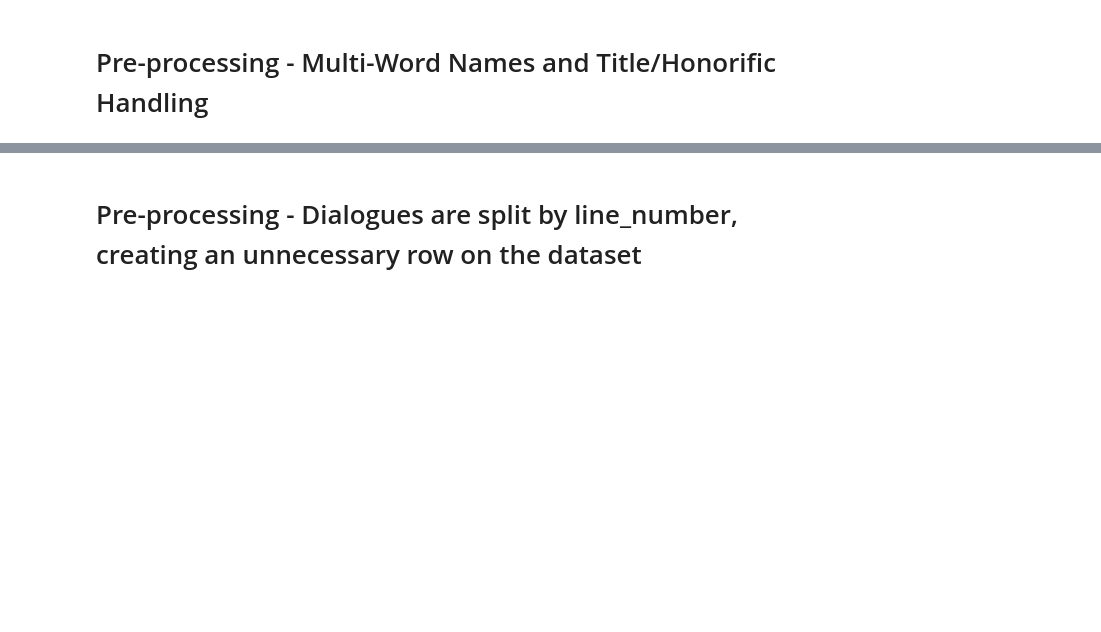
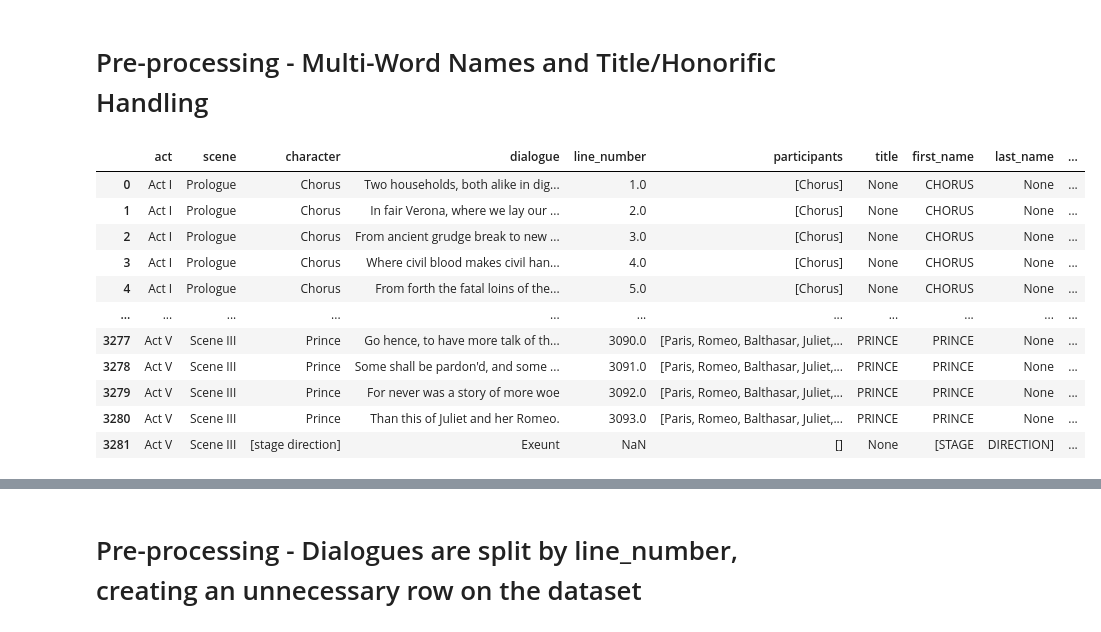
Before and after one commit to inacior/applied-machine-learning-final-project, a Jupyter notebook: HW2/[Group_5]_HW2_EDA_and_Preprocessing.ipynb, the cells around one changed output, grey strips where cells are left out. Cells and saved outputs as stored; diff of their text form; code cells hidden in the pictures; blank space fills up the shorter version.

```diff
--- a/HW2/[Group_5]_HW2_EDA_and_Preprocessing.ipynb
+++ b/HW2/[Group_5]_HW2_EDA_and_Preprocessing.ipynb
@@ -384,2 +225,90 @@ df.head(100)
 # %% [markdown]
 # Pre-processing - Multi-Word Names and Title/Honorific Handling
+# %%
+# Multi-Word Names + Title/Honorific Handling for Shakespeare dataset
+
+import re
+
+TITLES = {
+    "MR", "MRS", "MS", "DR", "SIR", "LORD", "LADY",
+    "PRINCE", "KING", "QUEEN", "DUKE", "DUCHESS",
+    "FRIAR", "CAPTAIN", "SERVANT", "NURSE"
+}
+
+def normalize_character(name: str):
+    if not isinstance(name, str):
+        return {
+            "title": None,
+            "first_name": None,
+            "last_name": None,
+            "normalized_name": None
+        }
+
+    # Clean text
+    name = name.strip().upper()
+    name = re.sub(r'\s+', ' ', name)
+
+    parts = name.split()
+
+    title = None
+    first_name = None
+    last_name = None
+
+    # Case 1: starts with title
+    if parts[0] in TITLES:
+        title = parts[0]
+        remaining = parts[1:]
+
+        if len(remaining) == 0:
+            # e.g., "PRINCE"
+            first_name = title
+        elif len(remaining) == 1:
+            # e.g., "LADY CAPULET"
+            last_name = remaining[0]
+        else:
+            # e.g., "KING HENRY IV"
+            first_name = remaining[0]
+            last_name = " ".join(remaining[1:])
+    else:
+        # No title
+        if len(parts) == 1:
+            first_name = parts[0]
+        elif len(parts) == 2:
+            first_name, last_name = parts
+        else:
+            first_name = parts[0]
+            last_name = " ".join(parts[1:])
+
+    normalized = " ".join([p for p in [first_name, last_name] if p])
+
+    return {
+        "title": title,
+        "first_name": first_name,
+        "last_name": last_name,
+        "normalized_name": normalized
+    }
+
+
+# Apply to DataFrame
+parsed = df['character'].apply(normalize_character)
+
+df['title'] = parsed.apply(lambda x: x['title'])
+df['first_name'] = parsed.apply(lambda x: x['first_name'])
+df['last_name'] = parsed.apply(lambda x: x['last_name'])
+df['normalized_name'] = parsed.apply(lambda x: x['normalized_name'])
+
+# Preview results
+df.head(4000)
+# %% [output]
+|  | act | scene | character | dialogue | line_number | participants | title | first_name | last_name | ... |
+| 0 | Act I | Prologue | Chorus | Two households, both alike in dig... | 1.0 | [Chorus] | None | CHORUS | None | ... |
+| 1 | Act I | Prologue | Chorus | In fair Verona, where we lay our ... | 2.0 | [Chorus] | None | CHORUS | None | ... |
+| 2 | Act I | Prologue | Chorus | From ancient grudge break to new ... | 3.0 | [Chorus] | None | CHORUS | None | ... |
+| 3 | Act I | Prologue | Chorus | Where civil blood makes civil han... | 4.0 | [Chorus] | None | CHORUS | None | ... |
+| 4 | Act I | Prologue | Chorus | From forth the fatal loins of the... | 5.0 | [Chorus] | None | CHORUS | None | ... |
+| ... | ... | ... | ... | ... | ... | ... | ... | ... | ... | ... |
+| 3277 | Act V | Scene III | Prince | Go hence, to have more talk of th... | 3090.0 | [Paris, Romeo, Balthasar, Juliet,... | PRINCE | PRINCE | None | ... |
+| 3278 | Act V | Scene III | Prince | Some shall be pardon'd, and some ... | 3091.0 | [Paris, Romeo, Balthasar, Juliet,... | PRINCE | PRINCE | None | ... |
+| 3279 | Act V | Scene III | Prince | For never was a story of more woe | 3092.0 | [Paris, Romeo, Balthasar, Juliet,... | PRINCE | PRINCE | None | ... |
+| 3280 | Act V | Scene III | Prince | Than this of Juliet and her Romeo. | 3093.0 | [Paris, Romeo, Balthasar, Juliet,... | PRINCE | PRINCE | None | ... |
+| 3281 | Act V | Scene III | [stage direction] | Exeunt | NaN | [] | None | [STAGE | DIRECTION] | ... |
```
Also changed, not shown: parts of 9 cells of this notebook, 4 other files.
